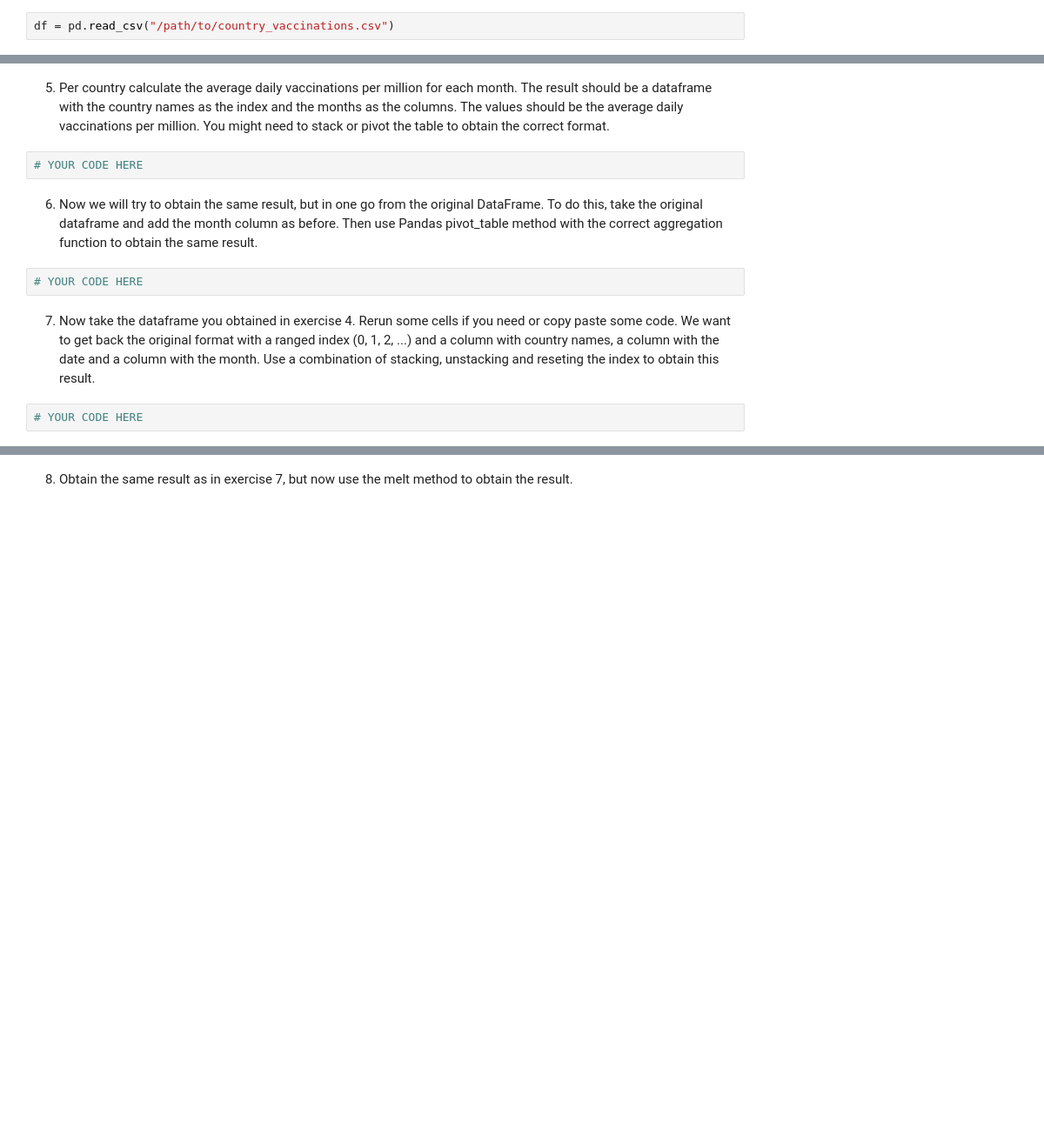
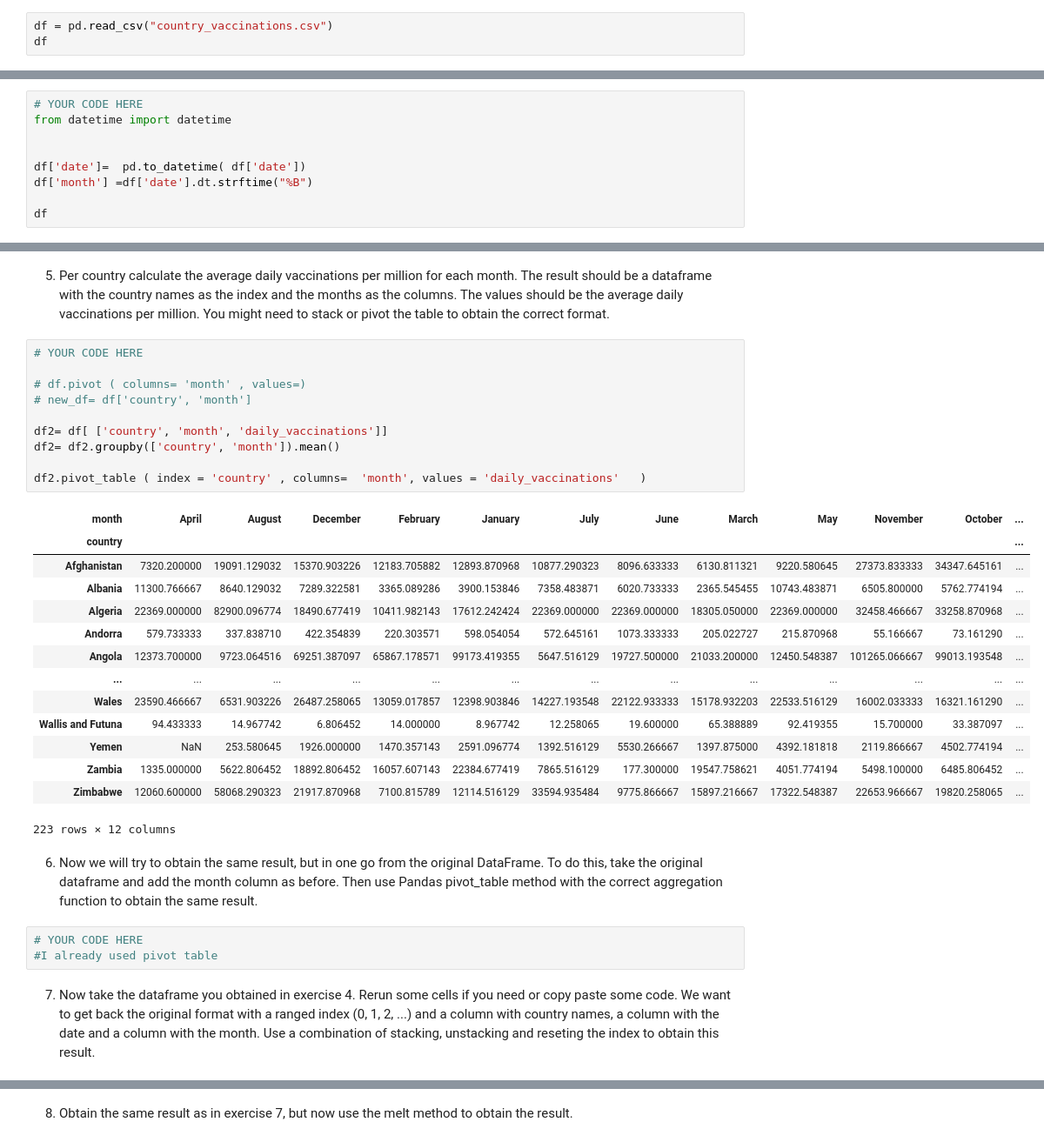
Before and after one commit to fenyx-it-academy/Class7-DataManipulation-Module-Week19, a Jupyter notebook: assignment3.ipynb, the cells around one changed output, grey strips where cells are left out. Shown at 87% size. Cells and saved outputs as stored; diff of their text form; blank space fills up the shorter version.

```diff
--- a/assignment3.ipynb
+++ b/assignment3.ipynb
@@ -15,4 +15,5 @@ import numpy as np
 # %% [markdown]
 Download the `country_vaccinations.csv` file from the following [kaggle page](https://www.kaggle.com/datasets/gpreda/covid-world-vaccination-progress). We load it in in the following cell, make sure to set the correct path. The rest of the assignment you will be using this dataframe!
 # %%
-df = pd.read_csv("/path/to/country_vaccinations.csv")
+df = pd.read_csv("country_vaccinations.csv")
+df
@@ -34,0 +92,9 @@ df = pd.read_csv("/path/to/country_vaccinations.csv")
+# %%
+# YOUR CODE HERE
+from datetime import datetime
+
+
+df['date']=  pd.to_datetime( df['date'])
+df['month'] =df['date'].dt.strftime("%B")
+
+df
@@ -35,12 +115,34 @@ df = pd.read_csv("/path/to/country_vaccinations.csv")
 # %% [markdown]
 5. Per country calculate the average daily vaccinations per million for each month. The result should be a dataframe with the country names as the index and the months as the columns. The values should be the average daily vaccinations per million. You might need to stack or pivot the table to obtain the correct format.
-# %%
-# YOUR CODE HERE
+# %%
+# YOUR CODE HERE
+
+# df.pivot ( columns= 'month' , values=)
+# new_df= df['country', 'month']
+
+df2= df[ ['country', 'month', 'daily_vaccinations']]
+df2= df2.groupby(['country', 'month']).mean()
+
+df2.pivot_table ( index = 'country' , columns=  'month', values = 'daily_vaccinations'   )
+# %% [output]
+| month | April | August | December | February | January | July | June | March | May | November | October | ... |
+| country |  |  |  |  |  |  |  |  |  |  |  | ... |
+| Afghanistan | 7320.200000 | 19091.129032 | 15370.903226 | 12183.705882 | 12893.870968 | 10877.290323 | 8096.633333 | 6130.811321 | 9220.580645 | 27373.833333 | 34347.645161 | ... |
+| Albania | 11300.766667 | 8640.129032 | 7289.322581 | 3365.089286 | 3900.153846 | 7358.483871 | 6020.733333 | 2365.545455 | 10743.483871 | 6505.800000 | 5762.774194 | ... |
+| Algeria | 22369.000000 | 82900.096774 | 18490.677419 | 10411.982143 | 17612.242424 | 22369.000000 | 22369.000000 | 18305.050000 | 22369.000000 | 32458.466667 | 33258.870968 | ... |
+| Andorra | 579.733333 | 337.838710 | 422.354839 | 220.303571 | 598.054054 | 572.645161 | 1073.333333 | 205.022727 | 215.870968 | 55.166667 | 73.161290 | ... |
+| Angola | 12373.700000 | 9723.064516 | 69251.387097 | 65867.178571 | 99173.419355 | 5647.516129 | 19727.500000 | 21033.200000 | 12450.548387 | 101265.066667 | 99013.193548 | ... |
+| ... | ... | ... | ... | ... | ... | ... | ... | ... | ... | ... | ... | ... |
+| Wales | 23590.466667 | 6531.903226 | 26487.258065 | 13059.017857 | 12398.903846 | 14227.193548 | 22122.933333 | 15178.932203 | 22533.516129 | 16002.033333 | 16321.161290 | ... |
+| Wallis and Futuna | 94.433333 | 14.967742 | 6.806452 | 14.000000 | 8.967742 | 12.258065 | 19.600000 | 65.388889 | 92.419355 | 15.700000 | 33.387097 | ... |
+| Yemen | NaN | 253.580645 | 1926.000000 | 1470.357143 | 2591.096774 | 1392.516129 | 5530.266667 | 1397.875000 | 4392.181818 | 2119.866667 | 4502.774194 | ... |
+| Zambia | 1335.000000 | 5622.806452 | 18892.806452 | 16057.607143 | 22384.677419 | 7865.516129 | 177.300000 | 19547.758621 | 4051.774194 | 5498.100000 | 6485.806452 | ... |
+| Zimbabwe | 12060.600000 | 58068.290323 | 21917.870968 | 7100.815789 | 12114.516129 | 33594.935484 | 9775.866667 | 15897.216667 | 17322.548387 | 22653.966667 | 19820.258065 | ... |
+223 rows × 12 columns
 # %% [markdown]
 6. Now we will try to obtain the same result, but in one go from the original DataFrame. To do this, take the original dataframe and add the month column as before. Then use Pandas pivot_table method with the correct aggregation function to obtain the same result.
 # %%
 # YOUR CODE HERE
+#I already used pivot table
 # %% [markdown]
 7. Now take the dataframe you obtained in exercise 4. Rerun some cells if you need or copy paste some code. We want to get back the original format with a ranged index (0, 1, 2, ...) and a column with country names, a column with the date and a column with the month. Use a combination of stacking, unstacking and reseting the index to obtain this result.
-# %%
-# YOUR CODE HERE
```
Also changed, not shown: parts of 8 cells of this notebook, 2 other files.
